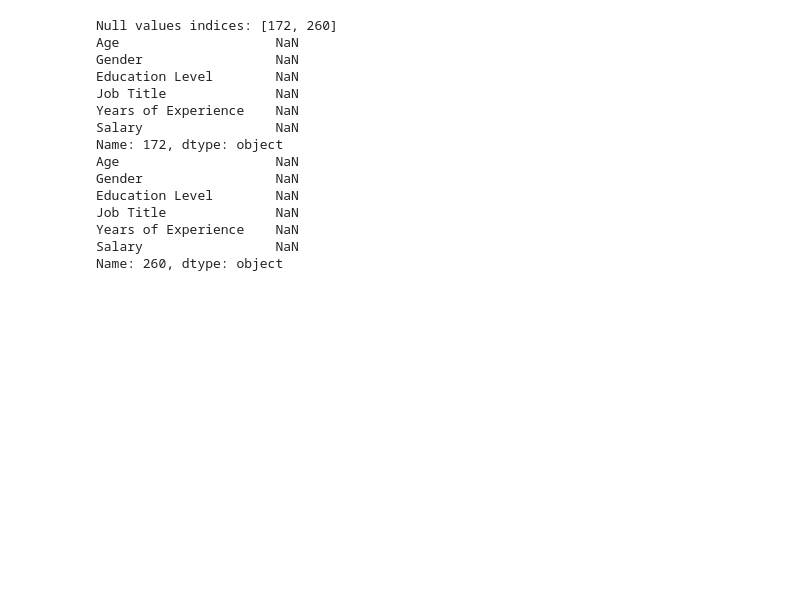
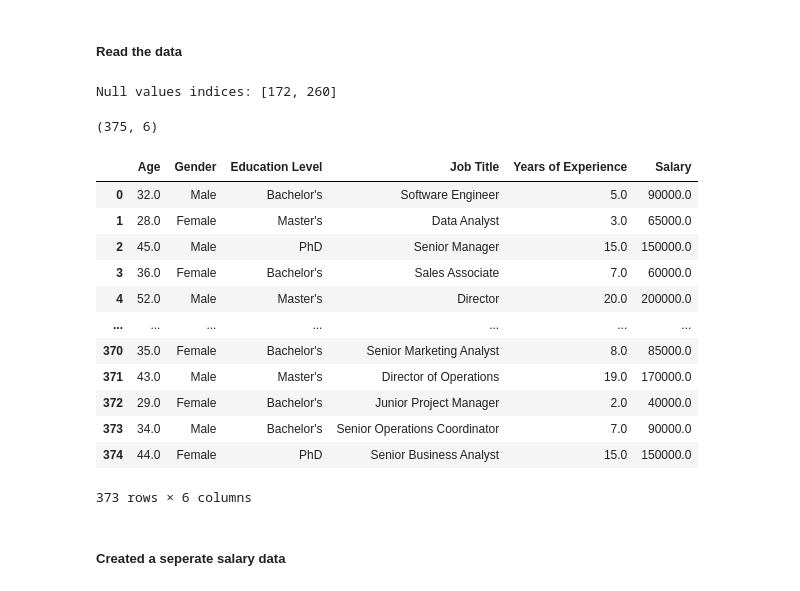
Before and after one commit to fastasturtlee/EDA, a Jupyter notebook: proj.ipynb, the cells around one changed output. Cells and saved outputs as stored; diff of their text form; code cells hidden in the pictures; blank space fills up the shorter version.

```diff
--- a/proj.ipynb
+++ b/proj.ipynb
@@ -7,29 +14,34 @@ from sklearn.decomposition import PCA
+# %% [markdown]
+##### Read the data
 # %%
 salary_data = read_csv('content/salary.csv')
 
 null_indices = salary_data[salary_data.isnull().any(axis=1)].index.tolist()
 print("Null values indices:", null_indices)
 
-print(salary_data.iloc[172])
-print(salary_data.iloc[260])
+salary_data.shape
 # %% [output]
 Null values indices: [172, 260]
-Age                    NaN
-Gender                 NaN
-Education Level        NaN
-Job Title              NaN
-Years of Experience    NaN
-Salary                 NaN
-Name: 172, dtype: object
-Age                    NaN
-Gender                 NaN
-Education Level        NaN
-Job Title              NaN
-Years of Experience    NaN
-Salary                 NaN
-Name: 260, dtype: object
+(375, 6)
 # %%
-salary_data = salary_data.drop(index=null_indices)
+salary_data = salary_data.drop(index=null_indices,axis=1)
+salary_data
+# %% [output]
+|  | Age | Gender | Education Level | Job Title | Years of Experience | Salary |
+| 0 | 32.0 | Male | Bachelor's | Software Engineer | 5.0 | 90000.0 |
+| 1 | 28.0 | Female | Master's | Data Analyst | 3.0 | 65000.0 |
+| 2 | 45.0 | Male | PhD | Senior Manager | 15.0 | 150000.0 |
+| 3 | 36.0 | Female | Bachelor's | Sales Associate | 7.0 | 60000.0 |
+| 4 | 52.0 | Male | Master's | Director | 20.0 | 200000.0 |
+| ... | ... | ... | ... | ... | ... | ... |
+| 370 | 35.0 | Female | Bachelor's | Senior Marketing Analyst | 8.0 | 85000.0 |
+| 371 | 43.0 | Male | Master's | Director of Operations | 19.0 | 170000.0 |
+| 372 | 29.0 | Female | Bachelor's | Junior Project Manager | 2.0 | 40000.0 |
+| 373 | 34.0 | Male | Bachelor's | Senior Operations Coordinator | 7.0 | 90000.0 |
+| 374 | 44.0 | Female | PhD | Senior Business Analyst | 15.0 | 150000.0 |
+373 rows × 6 columns
+# %% [markdown]
+##### Created a seperate salary data
 # %%
 
 target_salary_data = salary_data['Salary']
```
Also changed, not shown: parts of 23 cells of this notebook, 9 other files.
